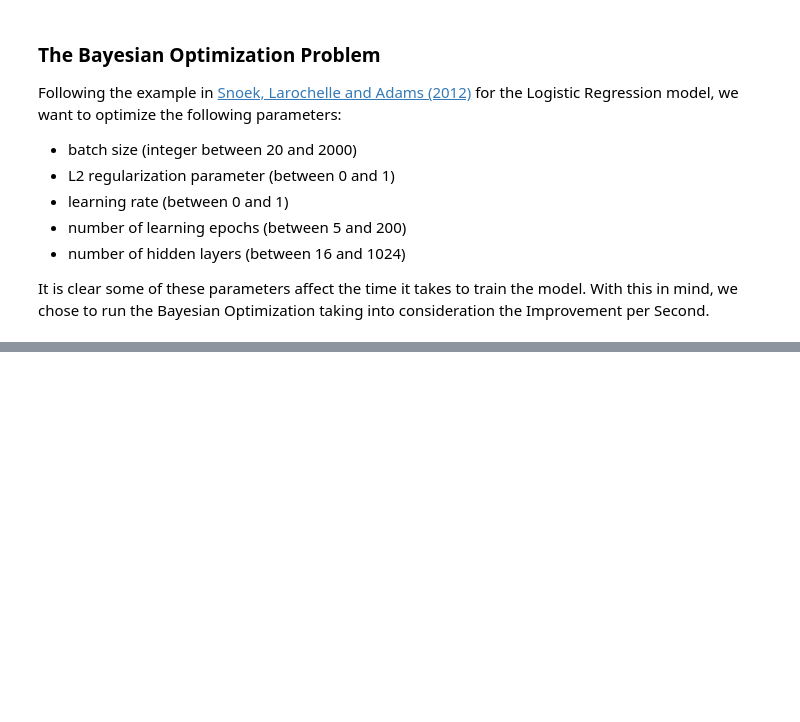
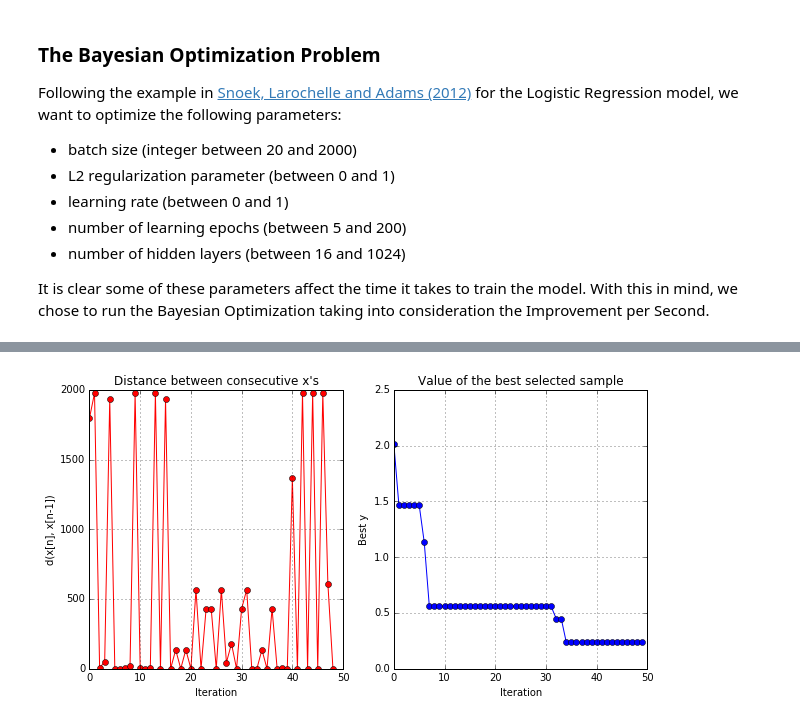
Before and after one commit to ibalmeida/02901_Report, a Jupyter notebook: Report Part 2.ipynb, the cells around one changed output, grey strips where cells are left out. Drawn from its saved outputs; the diff is of its cells as text; code cells hidden in the pictures; blank space fills up the shorter version.

```diff
--- a/Report Part 2.ipynb
+++ b/Report Part 2.ipynb
@@ -196,0 +214,15 @@ myBopt.plot_convergence()
+# %%
+# Initialize the problem
+np.random.seed(123)
+myBopt2 = GPyOpt.methods.BayesianOptimization(f=f, domain=bounds,
+                                             #cost_withGradients='evaluation_time',
+                                             initial_design_numdata=5,
+                                             acquisition_type='EI',
+                                             exact_feval = True)
+
+# Run the optimization
+max_iter = 45    # evaluation budget
+max_time = 7200  # time budget (2hours)
+eps      = 10e-6 # Minimum allows distance between the last two observations
+
+myBopt2.run_optimization(max_iter, max_time, eps)
@@ -196,0 +247,4 @@ myBopt.plot_convergence()
+# %%
+myBopt2.plot_convergence()
+# %% [output]
+[figure, added]
```
Also changed, not shown: parts of 12 cells of this notebook, 1 other file.
